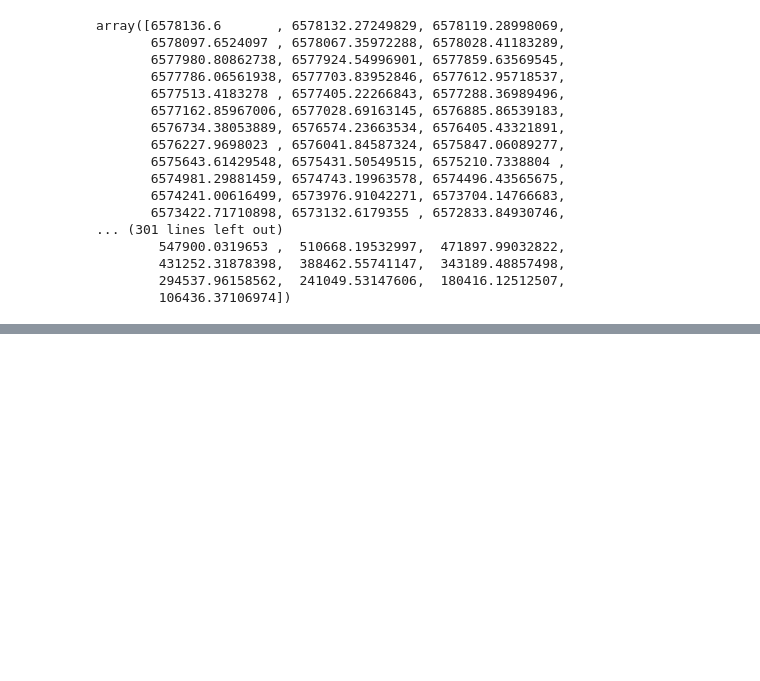
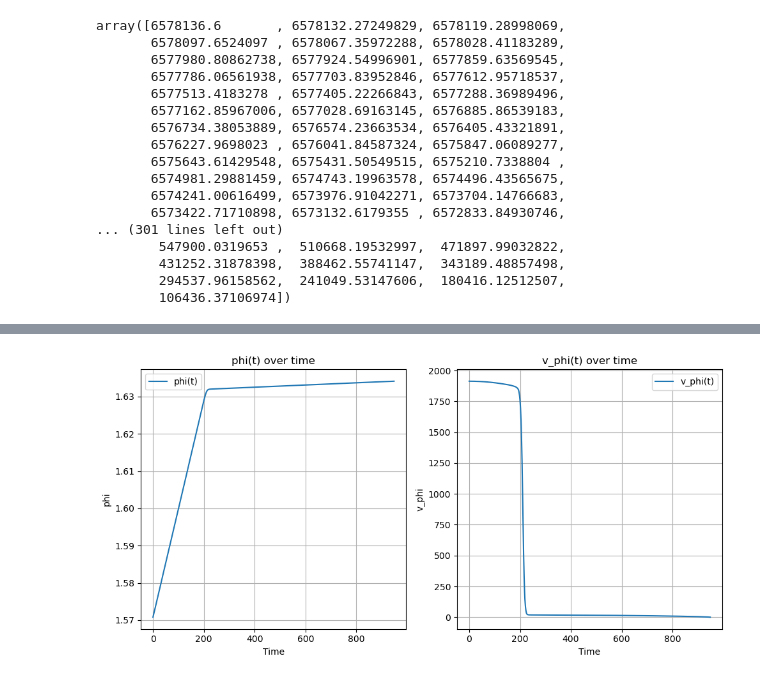
Before and after one commit to Tiangong-PMSC-Group/Satellite-Project, a Jupyter notebook: satelliteTest.ipynb, the cells around one changed output, grey strips where cells are left out. Cells and saved outputs as stored; diff of their text form; code cells hidden in the pictures; blank space fills up the shorter version.

Commit message:
Satellite Trajectory Plot

```diff
--- a/satelliteTest.ipynb
+++ b/satelliteTest.ipynb
@@ -110,0 +110,23 @@ plt.show()
+# %%
+# Plotting the results
+plt.figure(figsize=(10, 5))
+plt.subplot(1, 2, 1)
+plt.plot(sol.t, sol.y[2], label='phi(t)')
+plt.title('phi(t) over time')
+plt.xlabel('Time')
+plt.ylabel('phi')
+plt.grid(True)
+plt.legend()
+
+plt.subplot(1, 2, 2)
+plt.plot(sol.t, sol.y[3], label='v_phi(t)')
+plt.title('v_phi(t) over time')
+plt.xlabel('Time')
+plt.ylabel('v_phi')
+plt.grid(True)
+plt.legend()
+
+plt.tight_layout()
+plt.show()
+# %% [output]
+[figure, added]
```
Also changed, not shown: parts of 9 cells of this notebook, 1 other file.
